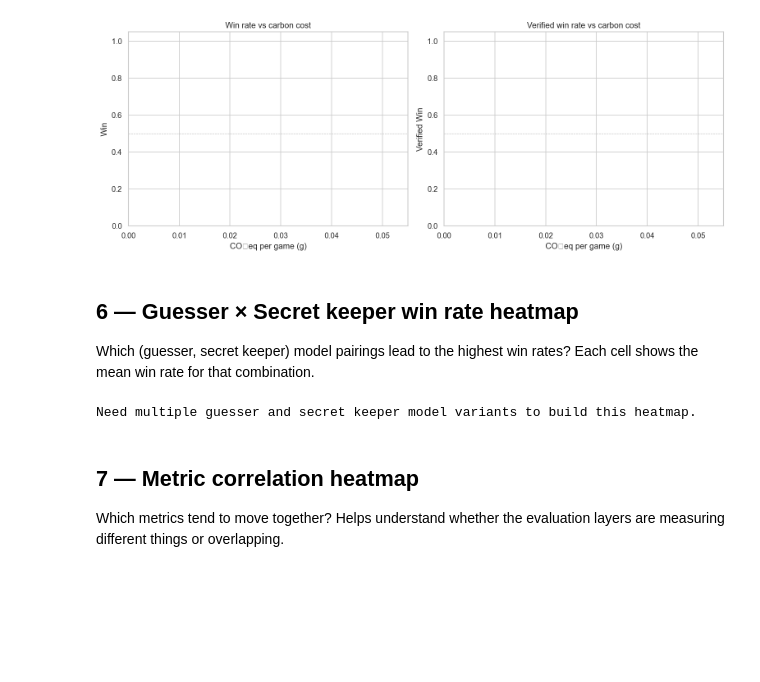
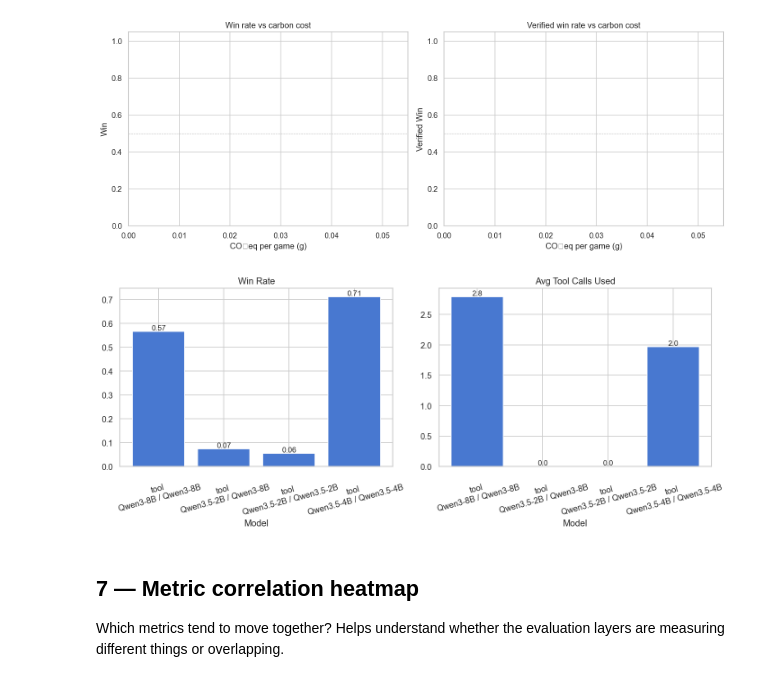
Before and after one commit to jakobahlberg/BA_project, a Jupyter notebook: postprocessing.ipynb, the cells around one changed output. Drawn from its saved outputs; the diff is of its cells as text; code cells hidden in the pictures; blank space fills up the shorter version.

```diff
--- a/postprocessing.ipynb
+++ b/postprocessing.ipynb
@@ -187,28 +216,30 @@ plt.tight_layout()
 plt.show()
 # %% [output]
 [figure]
-# %% [markdown]
-## 6 — Guesser × Secret keeper win rate heatmap
-Which (guesser, secret keeper) model pairings lead to the highest win rates? Each cell shows the mean win rate for that combination.
 # %%
-pivot = df.groupby(["guesser_label", "secret_label"])["avg_verified_win_score"].mean().unstack()
+agg = df.groupby("config").agg(
+    winrate=("avg_win_score", "mean"),
+    tool_calls=("avg_tool_calls_used", "mean"),
+).reset_index()
 
-if pivot.shape[0] < 2 or pivot.shape[1] < 2:
-    print("Need multiple guesser and secret keeper model variants to build this heatmap.")
-else:
-    fig, ax = plt.subplots(figsize=(max(6, pivot.shape[1] * 1.5), max(4, pivot.shape[0] * 1.2)))
-    sns.heatmap(
-        pivot, annot=True, fmt=".2f", cmap="YlGn",
-        linewidths=0.5, ax=ax, vmin=0, vmax=1,
-        cbar_kws={"label": "Verified win rate"},
-    )
-    ax.set_xlabel("Secret keeper model")
-    ax.set_ylabel("Guesser model")
-    ax.set_title("Verified win rate: guesser × secret keeper")
-    plt.tight_layout()
-    plt.show()
+fig, axes = plt.subplots(1, 2, figsize=(12, 5))
+
+for ax, col, title, fmt in [
+    (axes[0], "winrate",    "Win Rate",          "{:.2f}"),
+    (axes[1], "tool_calls", "Avg Tool Calls Used", "{:.1f}"),
+]:
+    bars = ax.bar(agg["config"], agg[col])
+    for bar, val in zip(bars, agg[col]):
+        ax.text(bar.get_x() + bar.get_width() / 2, bar.get_height(),
+                fmt.format(val), ha="center", va="bottom", fontsize=10)
+    ax.set_title(title)
+    ax.set_xlabel("Model")
+    ax.tick_params(axis="x", rotation=15)
+
+plt.tight_layout()
+plt.show()
 # %% [output]
-Need multiple guesser and secret keeper model variants to build this heatmap.
+[figure, added]
 # %% [markdown]
 ## 7 — Metric correlation heatmap
 Which metrics tend to move together? Helps understand whether the evaluation layers are measuring different things or overlapping.
```
Also changed, not shown: parts of 7 cells of this notebook, 5 other files.
